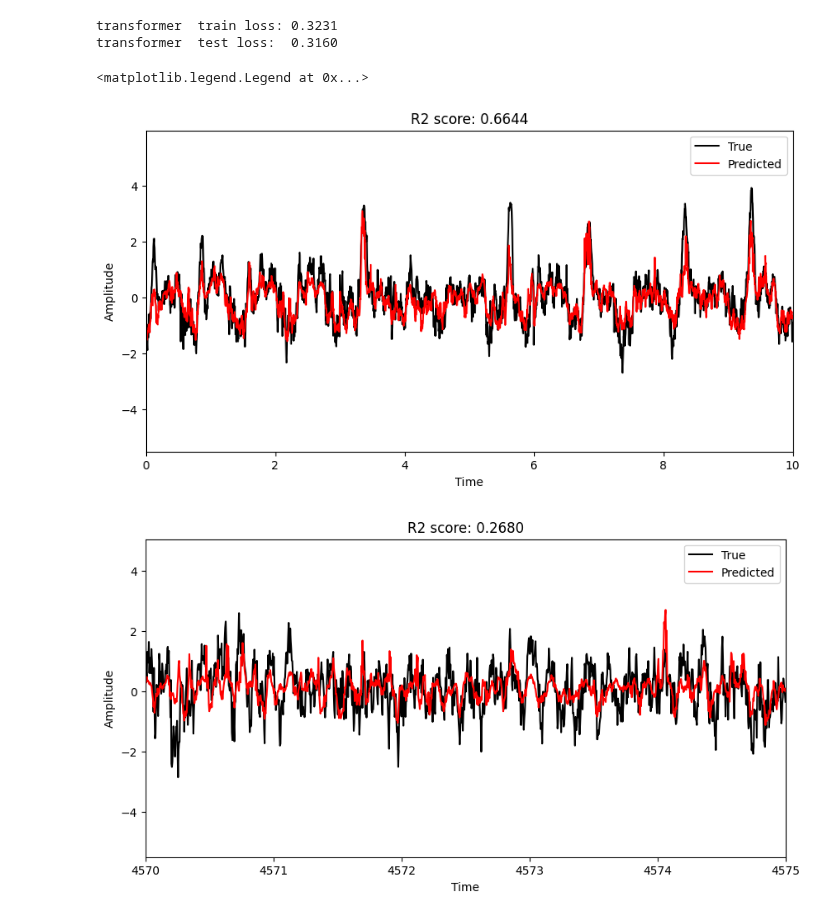
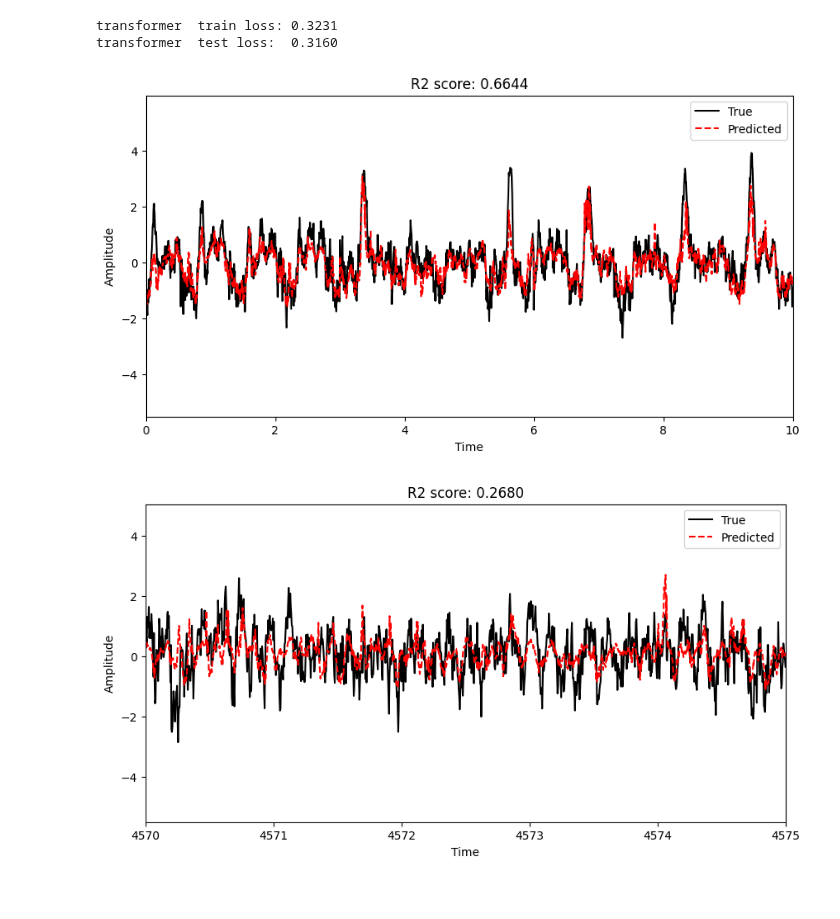
Before and after one commit to nnitzan01/spikes2lfp, a Jupyter notebook: start_notebook.ipynb, the cells around one changed output. Drawn from its saved outputs; the diff is of its cells as text; code cells hidden in the pictures.

```diff
--- a/start_notebook.ipynb
+++ b/start_notebook.ipynb
@@ -185,28 +203,27 @@ transformer  test loss:  0.3160
 # %%
 y_hat_test = transformer_model.evaluate(test_spikes)
 
 fig, ax = plt.subplots(1, 1, figsize=(10, 5))
 ax.plot(time, test_lfp.cpu().numpy(), 'k', label='True')
-ax.plot(time, y_hat_test, 'r', label='Predicted')
+ax.plot(time, y_hat_test, '--r', label='Predicted')
 ax.set_xlim([0, 10])
 ax.set_xlabel('Time')
 ax.set_ylabel('Amplitude')
 ax.set_title(f'R2 score: {r2_score(test_lfp.cpu().numpy(), y_hat_test):.4f}')
 ax.legend()
 plt.show()
 
 y_hat_spont = transformer_model.evaluate(torch.tensor(spikes_obj_spont.spkMat).float())
 
 fig, ax = plt.subplots(1, 1, figsize=(10, 5))
 ax.plot(spikes_obj_spont.timestamps, lfp_obj_spont.lfpMat[:,chani,bandi], 'k', label='True')
-ax.plot(spikes_obj_spont.timestamps, y_hat_spont, 'r', label='Predicted')
+ax.plot(spikes_obj_spont.timestamps, y_hat_spont, '--r', label='Predicted')
 ax.set_xlim([spikes_obj_spont.timestamps[0], spikes_obj_spont.timestamps[0]+5])
 ax.set_xlabel('Time')
 ax.set_ylabel('Amplitude')
 ax.set_title(f'R2 score: {r2_score(lfp_obj_spont.lfpMat[:,chani,bandi], y_hat_spont):.4f}')
 ax.legend()
 plt.show()
 # %% [output]
-<matplotlib.legend.Legend at 0x...>
-[figure, old version]
+[figure, new version]
-[figure, old version]
+[figure, new version]
```
Also changed, not shown: parts of 4 cells of this notebook.
